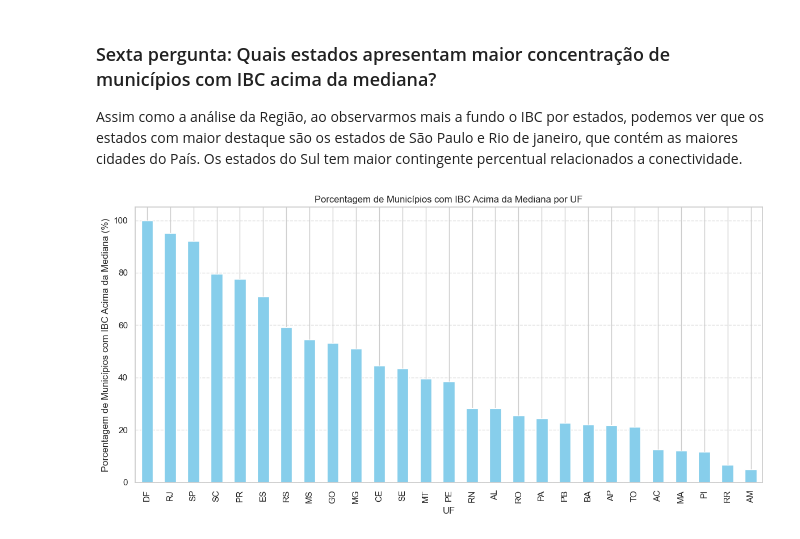
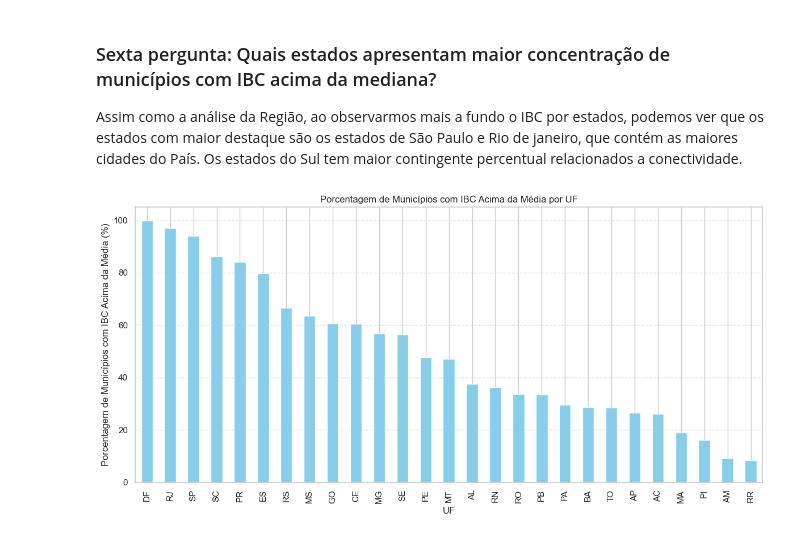
Before and after one commit to mariaclaraps/projeto-ciencia-dos-dados, a Jupyter notebook: notebooks/eda_IBC_municipios.ipynb, the cells around one changed output. Cells and saved outputs as stored; diff of their text form; code cells hidden in the pictures.

```diff
--- a/notebooks/eda_IBC_municipios.ipynb
+++ b/notebooks/eda_IBC_municipios.ipynb
@@ -248,30 +248,27 @@ plt.show()
 ### Sexta pergunta: Quais estados apresentam maior concentração de municípios com IBC acima da mediana?
 Assim como a análise da Região, ao observarmos mais a fundo o IBC por estados, podemos ver que os estados com maior destaque são os estados de São Paulo e Rio de janeiro, que contém as maiores cidades do País. Os estados do Sul tem maior contingente percentual relacionados a conectividade.
 # %%
-import pandas as pd
-import matplotlib.pyplot as plt
+# Calcular a media do IBC
+media_ibc = df['IBC'].mean()
 
-# Calcular a mediana do IBC
-median_ibc = df['IBC'].median()
+# Criar coluna booleana indicando se o município está acima da media
+df['IBC_Acima_Media'] = df['IBC'] > media_ibc
 
-# Criar coluna booleana indicando se o município está acima da mediana
-df['IBC_Acima_Mediana'] = df['IBC'] > median_ibc
-
-# Agrupar por UF e calcular a porcentagem de municípios acima da mediana
+# Agrupar por UF e calcular a porcentagem de municípios acima da media
 porcentagem_por_uf = (
-    df.groupby('UF')['IBC_Acima_Mediana']
+    df.groupby('UF')['IBC_Acima_Media']
     .mean()
     .sort_values(ascending=False) * 100
 )
 
 # Plotar gráfico de barras
 plt.figure(figsize=(12,6))
 porcentagem_por_uf.plot(kind='bar', color='skyblue')
-plt.ylabel("Porcentagem de Municípios com IBC Acima da Mediana (%)")
-plt.title("Porcentagem de Municípios com IBC Acima da Mediana por UF")
+plt.ylabel("Porcentagem de Municípios com IBC Acima da Média (%)")
+plt.title("Porcentagem de Municípios com IBC Acima da Média por UF")
 plt.xticks(rotation=90)
 plt.grid(axis='y', linestyle='--', alpha=0.7)
 plt.tight_layout()
 plt.show()
 # %% [output]
-[figure, old version]
+[figure, new version]
```
